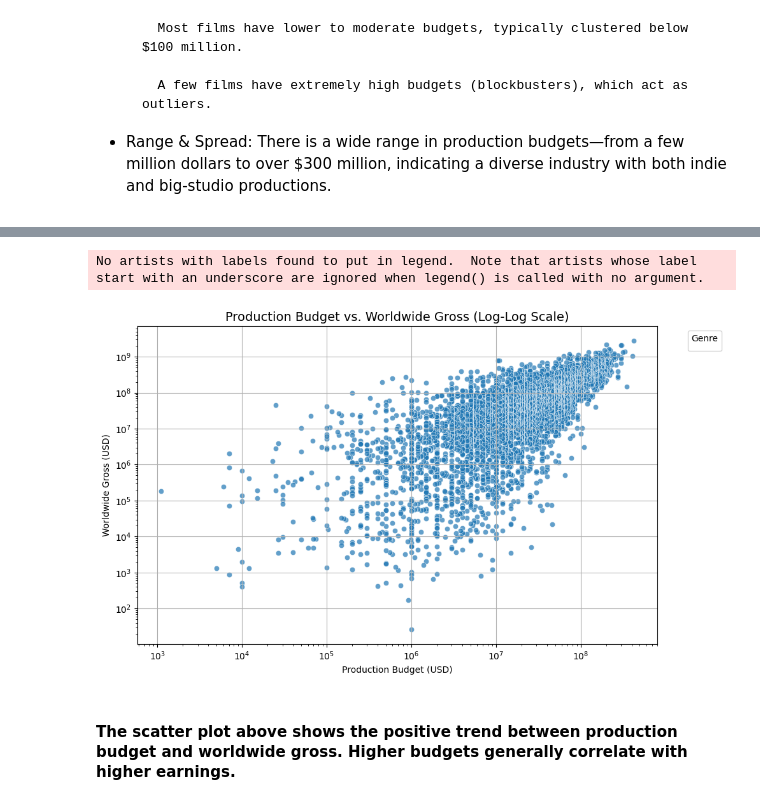
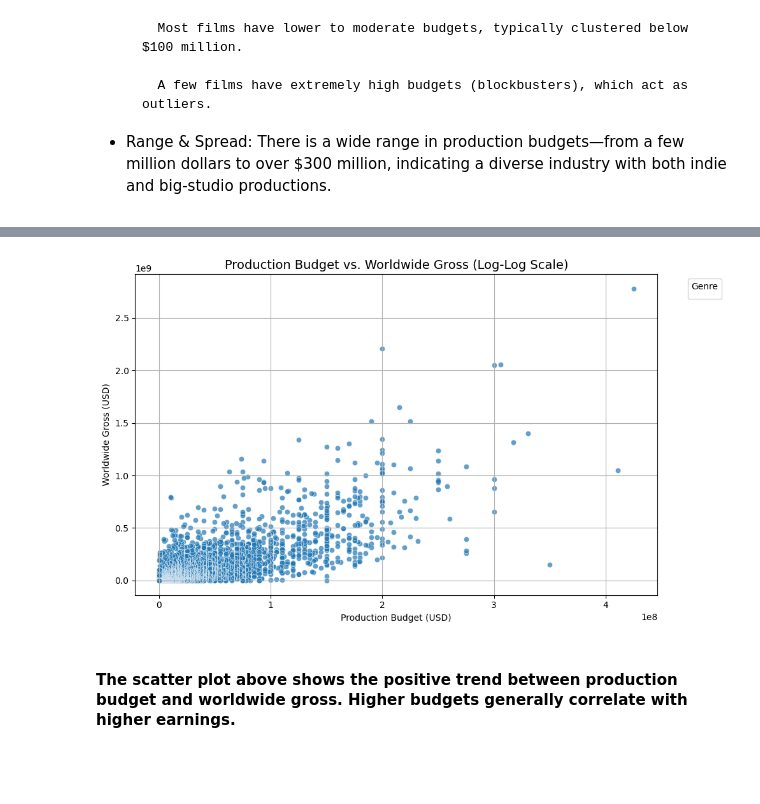
Before and after one commit to KarimzKarimz/Group4-Phase2-Project, a Jupyter notebook: index.ipynb, the cells around one changed output, grey strips where cells are left out. Cells and saved outputs as stored; diff of their text form; code cells hidden in the pictures; blank space fills up the shorter version.

```diff
--- a/index.ipynb
+++ b/index.ipynb
@@ -2487,7 +2477,7 @@ This range is the industry sweet spot. Longer runtimes may hurt engagement unles
 # %% [markdown]
 ## Dataset 3 - movie_budget.csv
 # %%
-df2 = pd.read_csv("D:\MORINGA\Project_2\Group4-Phase2-Project\zippedData\cleaned_dataset_movie_budget.csv")
+df2 = pd.read_csv("zippedData/cleaned_dataset_movie_budget.csv")
 df2.head()
 # %% [output]
 |  | id | release_date | movie | production_budget | domestic_gross | worldwide_gross |
@@ -2499,14 +2488,0 @@ df2.head()
-# %%
-#inspect and clean the dataset
-df2_cleaned = df2[['production_budget', 'worldwide_gross']].dropna()
-df2['release_date'] = pd.to_datetime(df2['release_date'])
-# df2_cleaned = df2[(df2['production_budget'] > 0) & (df2['worldwide_gross'] > 0)]
-def clean_currency(column):
-    return pd.to_numeric(column.replace('[\$,]', '', regex=True), errors='coerce')
-
-# Apply to each column
-df2['production_budget'] = clean_currency(df2['production_budget'])
-df2['domestic_gross'] = clean_currency(df2['domestic_gross'])
-df2['worldwide_gross'] = clean_currency(df2['worldwide_gross'])
-df2_cleaned = df2.replace('$', '')
-df2_cleaned.head()
@@ -2581,26 +2536,23 @@ plt.show()
 # %%
 #Production budget vs. Worldwide Gross
 plt.figure(figsize=(10, 6))
 sns.scatterplot(
     x='production_budget',
     y='worldwide_gross',
-    data=df2_cleaned,
+    data=df2,
     # hue='Genre',  # Optional: remove if Genre not available
     palette='Set2',
     alpha=0.7
 )
-plt.xscale('log')
-plt.yscale('log')
 plt.title('Production Budget vs. Worldwide Gross (Log-Log Scale)', fontsize=14)
 plt.xlabel('Production Budget (USD)')
 plt.ylabel('Worldwide Gross (USD)')
 plt.legend(bbox_to_anchor=(1.05, 1), loc='upper left', title='Genre')
 plt.grid(True)
 plt.tight_layout()
 plt.show()
 # %% [output]
-No artists with labels found to put in legend.  Note that artists whose label start with an underscore are ignored when legend() is called with no argument.
-[figure, old version]
+[figure, new version]
 # %% [markdown]
 #### The scatter plot above shows the positive trend between production budget and worldwide gross. Higher budgets generally correlate with higher earnings.
 # %% [markdown]
```
Also changed, not shown: parts of 76 cells of this notebook.
